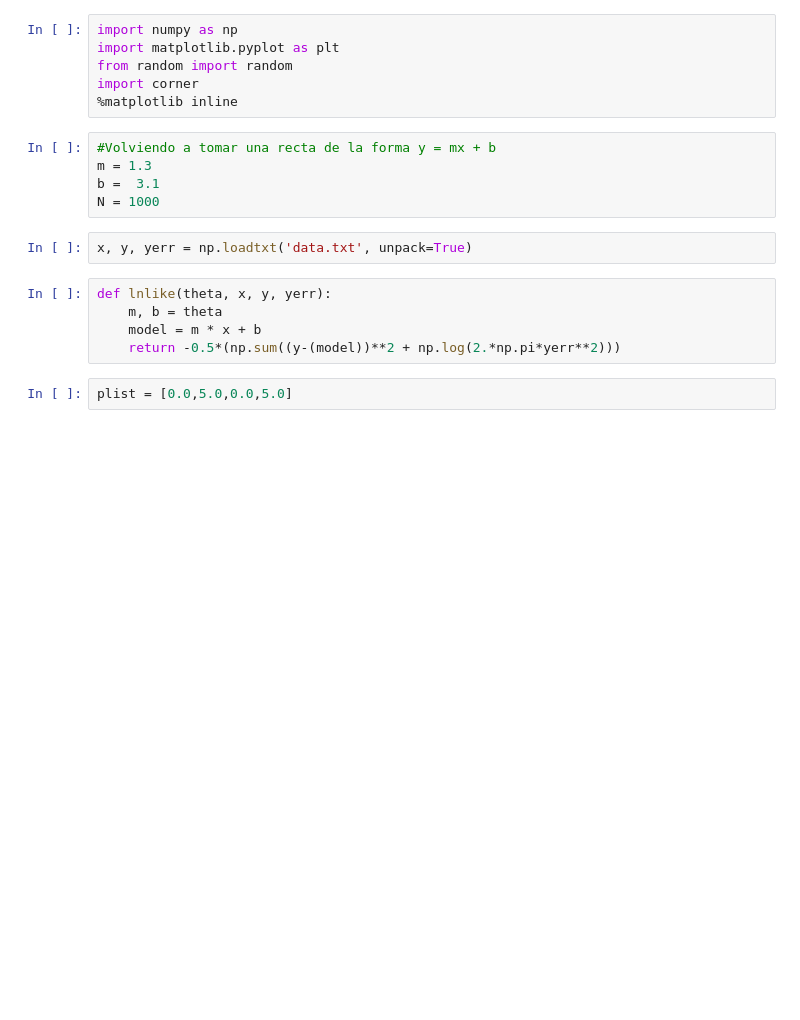
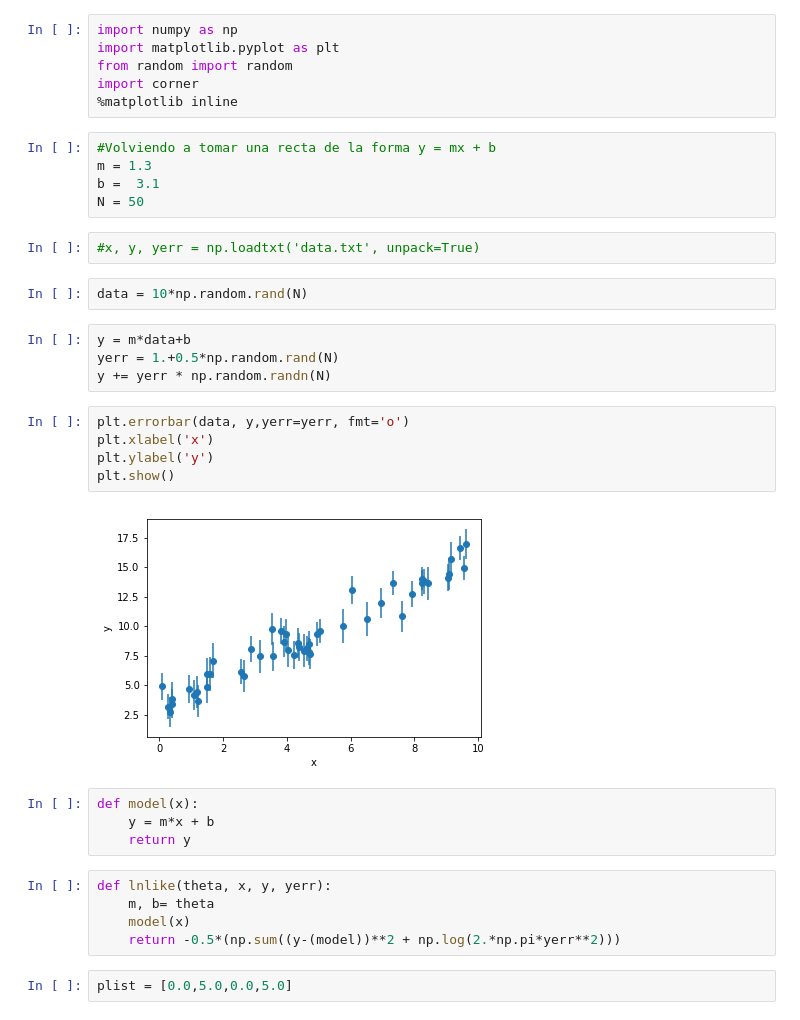
Before and after one commit to atalianb/LabModuloII, a Jupyter notebook: MCMC_Walkers_dia4.ipynb, the cells around one changed output. Cells and saved outputs as stored; diff of their text form; blank space fills up the shorter version.

```diff
--- a/MCMC_Walkers_dia4.ipynb
+++ b/MCMC_Walkers_dia4.ipynb
@@ -8,13 +8,30 @@ import corner
 #Volviendo a tomar una recta de la forma y = mx + b
 m = 1.3
 b =  3.1
-N = 1000
+N = 50
 # %%
-x, y, yerr = np.loadtxt('data.txt', unpack=True)
+#x, y, yerr = np.loadtxt('data.txt', unpack=True)
+# %%
+data = 10*np.random.rand(N)
+# %%
+y = m*data+b
+yerr = 1.+0.5*np.random.rand(N)
+y += yerr * np.random.randn(N)
+# %%
+plt.errorbar(data, y,yerr=yerr, fmt='o')
+plt.xlabel('x')
+plt.ylabel('y')
+plt.show()
+# %% [output]
+[figure, added]
+# %%
+def model(x):
+    y = m*x + b
+    return y
 # %%
 def lnlike(theta, x, y, yerr):
-    m, b = theta
-    model = m * x + b
+    m, b= theta
+    model(x)
     return -0.5*(np.sum((y-(model))**2 + np.log(2.*np.pi*yerr**2)))
 # %%
 plist = [0.0,5.0,0.0,5.0]
```
Also changed, not shown: parts of 6 cells of this notebook.
